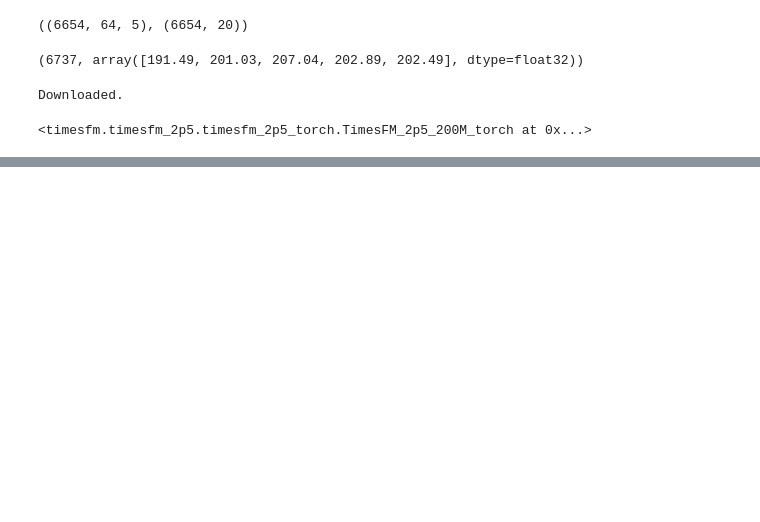
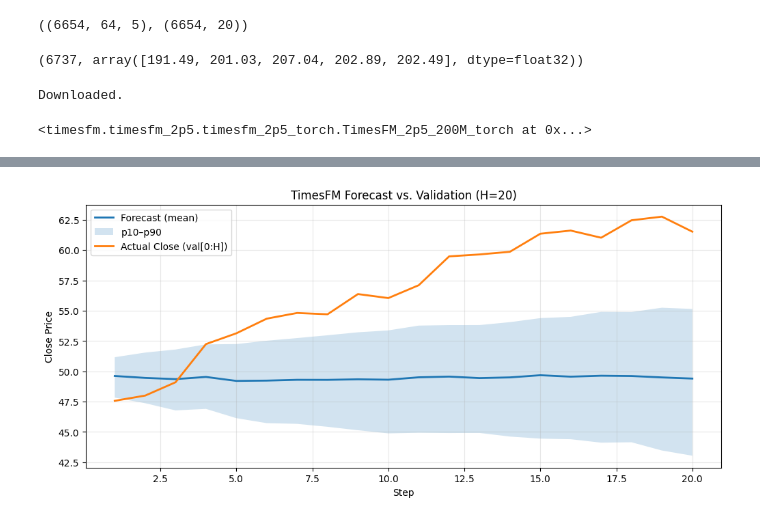
Before and after one commit to denizjafari/RandomAssembly, a Jupyter notebook: FinanceFM.ipynb, the cells around one changed output, grey strips where cells are left out. Saved outputs shown, nothing was run; the diff lists cells and outputs as text; code cells hidden in the pictures; blank space fills up the shorter version.

```diff
--- a/FinanceFM.ipynb
+++ b/FinanceFM.ipynb
@@ -239,10 +279,0 @@ pred_df.head()
-# %%
-import matplotlib.pyplot as plt
-
-plt.figure(figsize=(10,4))
-x = pred_df.index if hasattr(pred_df.index, "freq") or isinstance(pred_df.index, pd.DatetimeIndex) else pred_df["step"]
-plt.plot(x, pred_df["mean"], label="Forecast (mean)")
-plt.fill_between(x, pred_df["p10"], pred_df["p90"], alpha=0.2, label="p10–p90")
-plt.title(f"TimesFM forecast (H={len(pred_df)})")
-plt.legend()
-plt.show()
@@ -250,0 +292,4 @@ plt.show()
+# %%
+H = 20
+pred_df = timesfm_forecast(series_window, horizon=H)
+pred_df.head()
@@ -250,0 +303,38 @@ plt.show()
+# %%
+
+# H = horizon we want to validate
+H = min(20, len(pred_df))  # safety if pred_df shorter
+
+# Grab validation close series (supports val as Series or DataFrame)
+val_close = val if isinstance(val, pd.Series) else val["close"]
+
+# First H validation points
+y_true = val_close.iloc[:H].to_numpy()
+
+# X-axis: dates if pred_df has a DatetimeIndex, else integer steps
+if isinstance(pred_df.index, pd.DatetimeIndex):
+    x = pred_df.index[:H]
+else:
+    x = np.arange(1, H + 1)
+
+# Slice forecast to H
+y_pred_mean = pred_df["mean"].iloc[:H].to_numpy()
+y_pred_p10  = pred_df["p10"].iloc[:H].to_numpy()
+y_pred_p90  = pred_df["p90"].iloc[:H].to_numpy()
+
+plt.figure(figsize=(12, 5))
+plt.plot(x, y_pred_mean, label="Forecast (mean)", linewidth=2)
+plt.fill_between(x, y_pred_p10, y_pred_p90, alpha=0.2, label="p10–p90")
+
+# Plot the true validation closes on the same x-range
+plt.plot(x, y_true, label="Actual Close (val[0:H])", linewidth=2)
+
+plt.title(f"TimesFM Forecast vs. Validation (H={H})")
+plt.xlabel("Date" if isinstance(pred_df.index, pd.DatetimeIndex) else "Step")
+plt.ylabel("Close Price")
+plt.legend()
+plt.grid(True, alpha=0.3)
+plt.savefig("forecast_vs_val.png", dpi=300, bbox_inches="tight")
+plt.show()
+# %% [output]
+[figure, added]
```
Also changed, not shown: parts of 8 cells of this notebook.
